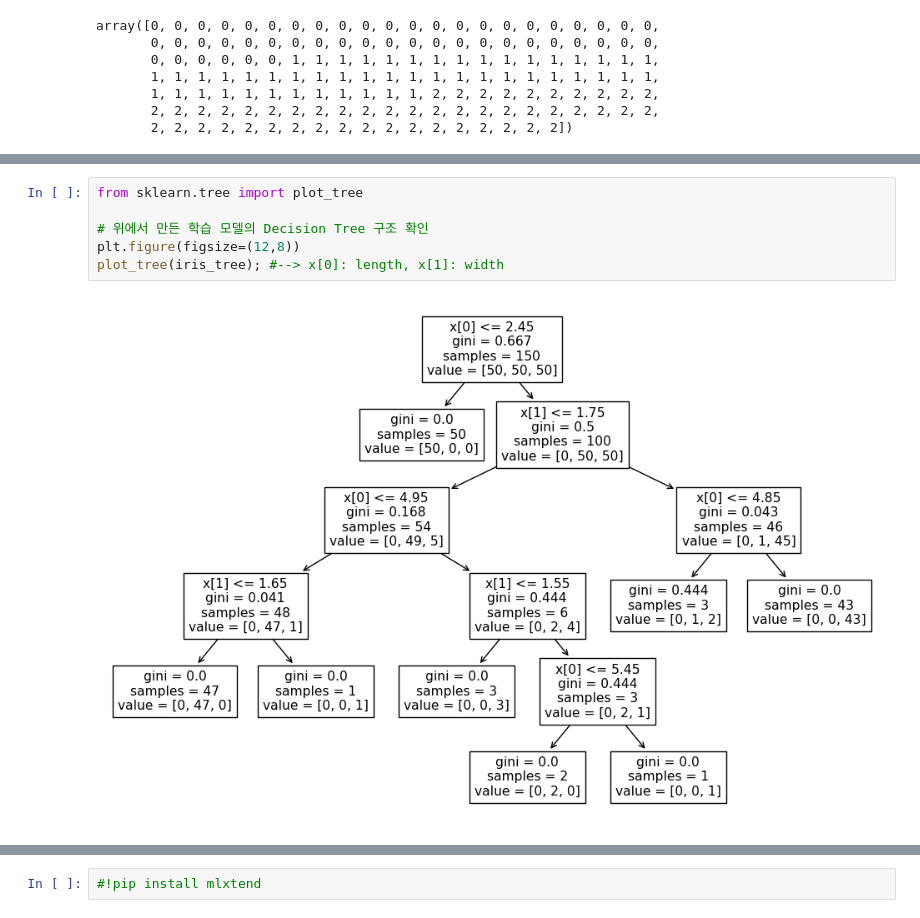
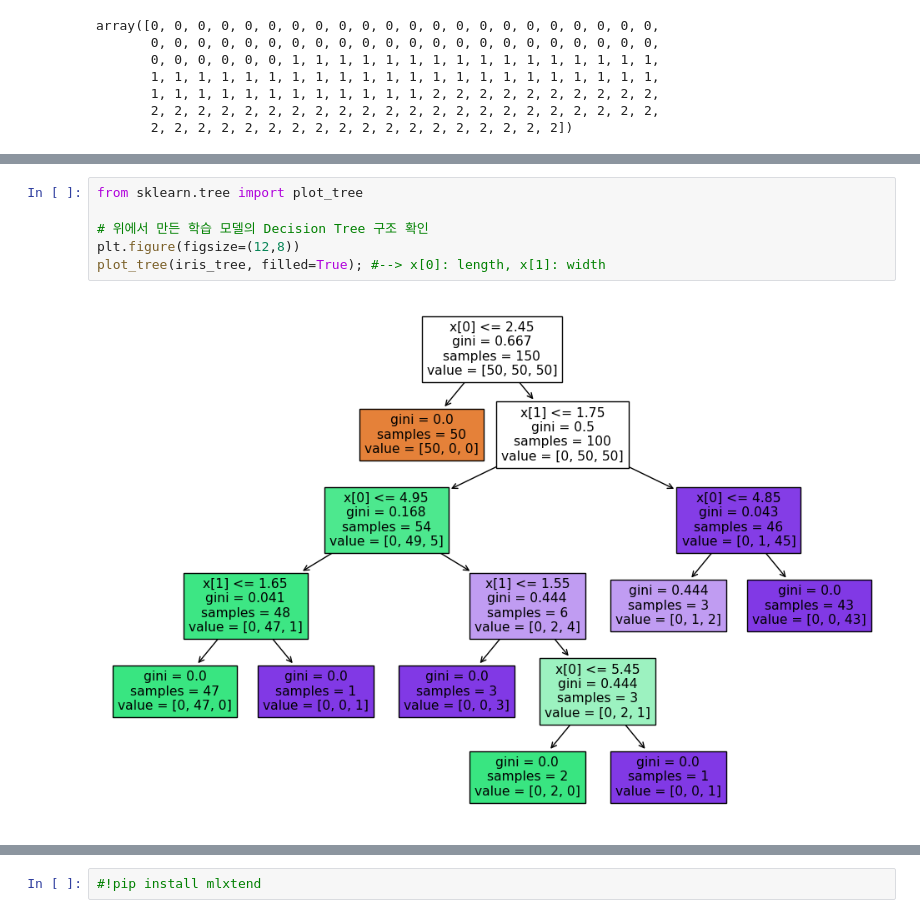
Before and after one commit to ElaYJ/Study_Machine_Learning, a Jupyter notebook: Lecture/Ch01_01_IRISdata_Observation.ipynb, the cells around one changed output, grey strips where cells are left out. Cells and saved outputs as stored; diff of their text form.

```diff
--- a/Lecture/Ch01_01_IRISdata_Observation.ipynb
+++ b/Lecture/Ch01_01_IRISdata_Observation.ipynb
@@ -367,8 +494,8 @@ accuracy_score(iris.target, y_pred_tree)
 # %%
 from sklearn.tree import plot_tree
 
 # 위에서 만든 학습 모델의 Decision Tree 구조 확인
 plt.figure(figsize=(12,8))
-plot_tree(iris_tree); #--> x[0]: length, x[1]: width
+plot_tree(iris_tree, filled=True); #--> x[0]: length, x[1]: width
 # %% [output]
-[figure, old version]
+[figure, new version]
```
Also changed, not shown: parts of 30 cells of this notebook, 1 other file.
